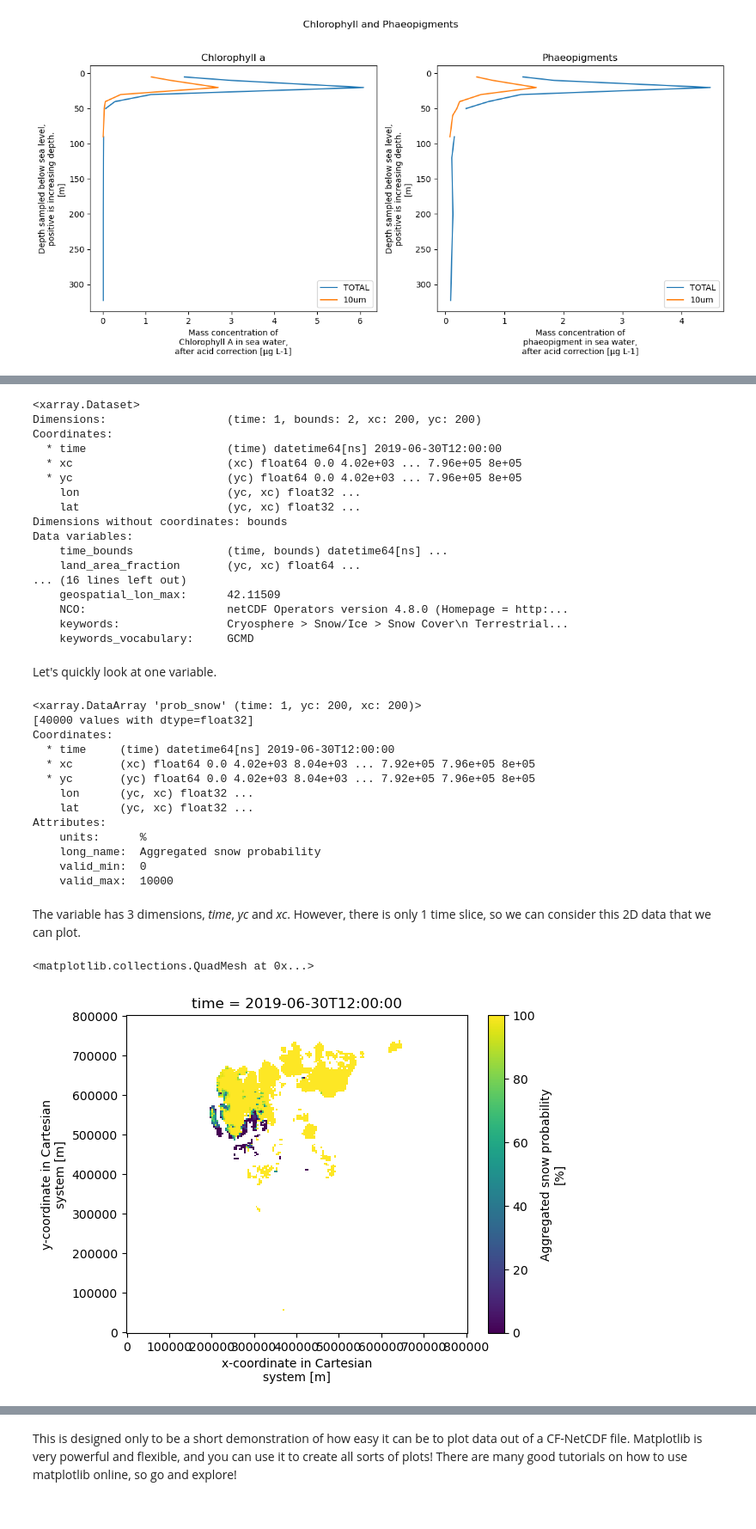
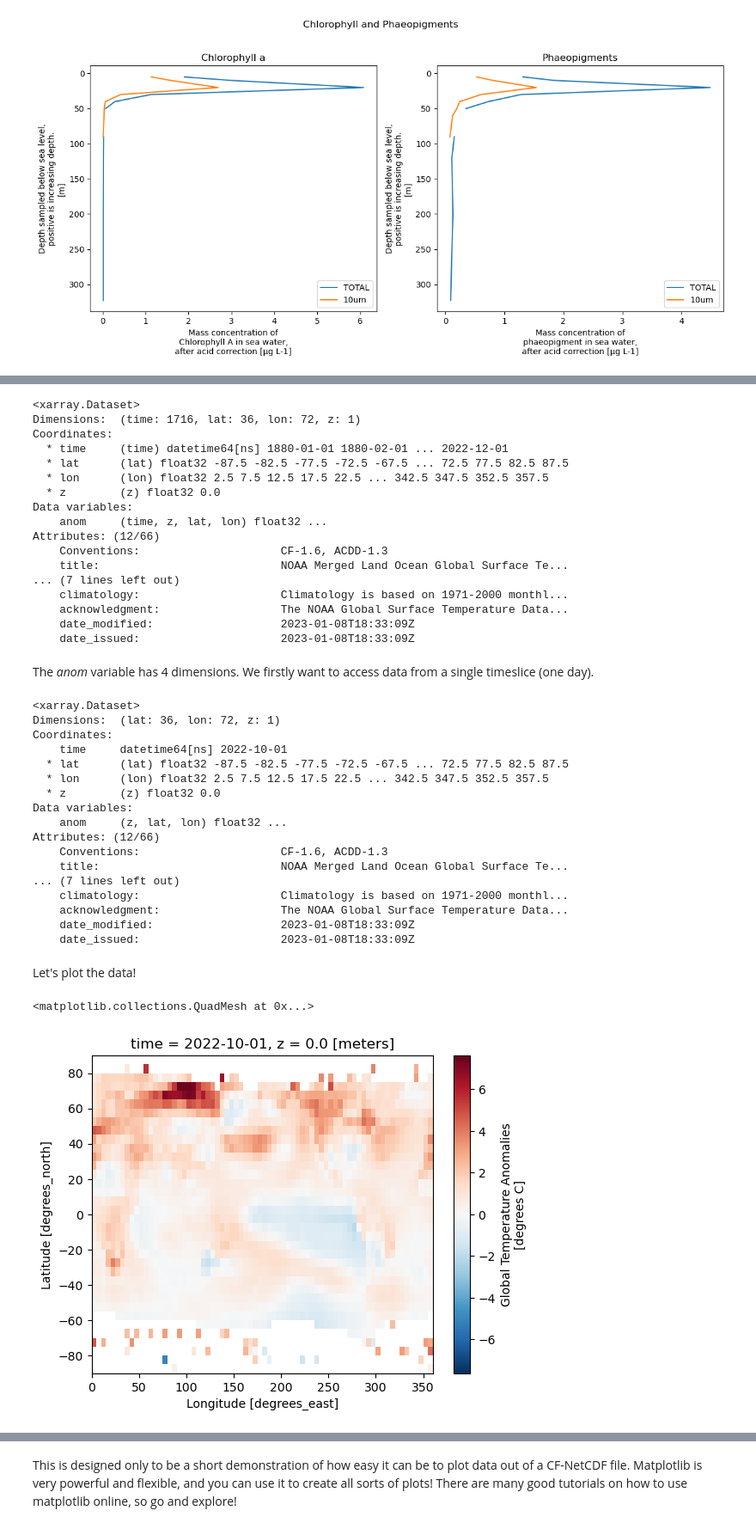
Before and after one commit to NorDataNet/NetCDF_in_Python_from_beginner_to_pro, a Jupyter notebook: _build/jupyter_execute/02_creating_plots.ipynb, the cells around one changed output, grey strips where cells are left out. Shown at 86% size. Cells and saved outputs as stored; diff of their text form; code cells hidden in the pictures.

```diff
--- a/_build/jupyter_execute/02_creating_plots.ipynb
+++ b/_build/jupyter_execute/02_creating_plots.ipynb
@@ -141,48 +145,54 @@ We will load in some satellite data now. This is a single time slice of data for
 # %%
-netcdf_file = 'https://thredds.met.no/thredds/dodsC/arcticdata/sios/SvalSCE/2019/06/daily-avhrr-sce-Svalbard_201906301200_c.nc'
-xrds = xr.open_dataset(netcdf_file)
+url = 'https://www.ncei.noaa.gov/thredds/dodsC/noaa-global-temp-v5/NOAAGlobalTemp_v5.0.0_gridded_s188001_e202212_c20230108T133308.nc'
+xrds = xr.open_dataset(url)
 xrds
 # %% [output]
 <xarray.Dataset>
-Dimensions:                  (time: 1, bounds: 2, xc: 200, yc: 200)
+Dimensions:  (time: 1716, lat: 36, lon: 72, z: 1)
 Coordinates:
-  * time                     (time) datetime64[ns] 2019-06-30T12:00:00
-  * xc                       (xc) float64 0.0 4.02e+03 ... 7.96e+05 8e+05
-  * yc                       (yc) float64 0.0 4.02e+03 ... 7.96e+05 8e+05
-    lon                      (yc, xc) float32 ...
-    lat                      (yc, xc) float32 ...
-Dimensions without coordinates: bounds
+  * time     (time) datetime64[ns] 1880-01-01 1880-02-01 ... 2022-12-01
+  * lat      (lat) float32 -87.5 -82.5 -77.5 -72.5 -67.5 ... 72.5 77.5 82.5 87.5
+  * lon      (lon) float32 2.5 7.5 12.5 17.5 22.5 ... 342.5 347.5 352.5 357.5
+  * z        (z) float32 0.0
 Data variables:
-    time_bounds              (time, bounds) datetime64[ns] ...
-    land_area_fraction       (yc, xc) float64 ...
-... (16 lines left out)
-    geospatial_lon_max:      42.11509
-    NCO:                     netCDF Operators version 4.8.0 (Homepage = http:...
-    keywords:                Cryosphere > Snow/Ice > Snow Cover\n Terrestrial...
-    keywords_vocabulary:     GCMD
+    anom     (time, z, lat, lon) float32 ...
+Attributes: (12/66)
+    Conventions:                     CF-1.6, ACDD-1.3
+    title:                           NOAA Merged Land Ocean Global Surface Te...
+... (7 lines left out)
+    climatology:                     Climatology is based on 1971-2000 monthl...
+    acknowledgment:                  The NOAA Global Surface Temperature Data...
+    date_modified:                   2023-01-08T18:33:09Z
+    date_issued:                     2023-01-08T18:33:09Z
 # %% [markdown]
-Let's quickly look at one variable.
+The *anom* variable has 4 dimensions. We firstly want to access data from a single timeslice (one day).
 # %%
-xrds['prob_snow']
+desired_date = '2022-10-01'
+data_for_desired_date = xrds.sel(time=desired_date)
+data_for_desired_date
 # %% [output]
-<xarray.DataArray 'prob_snow' (time: 1, yc: 200, xc: 200)>
-[40000 values with dtype=float32]
+<xarray.Dataset>
+Dimensions:  (lat: 36, lon: 72, z: 1)
 Coordinates:
-  * time     (time) datetime64[ns] 2019-06-30T12:00:00
-  * xc       (xc) float64 0.0 4.02e+03 8.04e+03 ... 7.92e+05 7.96e+05 8e+05
-  * yc       (yc) float64 0.0 4.02e+03 8.04e+03 ... 7.92e+05 7.96e+05 8e+05
-    lon      (yc, xc) float32 ...
-    lat      (yc, xc) float32 ...
-Attributes:
-    units:      %
-    long_name:  Aggregated snow probability
-    valid_min:  0
-    valid_max:  10000
+    time     datetime64[ns] 2022-10-01
+  * lat      (lat) float32 -87.5 -82.5 -77.5 -72.5 -67.5 ... 72.5 77.5 82.5 87.5
+  * lon      (lon) float32 2.5 7.5 12.5 17.5 22.5 ... 342.5 347.5 352.5 357.5
+  * z        (z) float32 0.0
+Data variables:
+    anom     (z, lat, lon) float32 ...
+Attributes: (12/66)
+    Conventions:                     CF-1.6, ACDD-1.3
+    title:                           NOAA Merged Land Ocean Global Surface Te...
+... (7 lines left out)
+    climatology:                     Climatology is based on 1971-2000 monthl...
+    acknowledgment:                  The NOAA Global Surface Temperature Data...
+    date_modified:                   2023-01-08T18:33:09Z
+    date_issued:                     2023-01-08T18:33:09Z
 # %% [markdown]
-The variable has 3 dimensions, *time*, *yc* and *xc*. However, there is only 1 time slice, so we can consider this 2D data that we can plot.
+Let's plot the data!
 # %%
-xrds['prob_snow'].plot()
+data_for_desired_date['anom'].plot()
 # %% [output]
 <matplotlib.collections.QuadMesh at 0x...>
-[figure, old version]
+[figure, new version]
 # %% [markdown]
```
Also changed, not shown: parts of 3 cells of this notebook, 10 other files.
